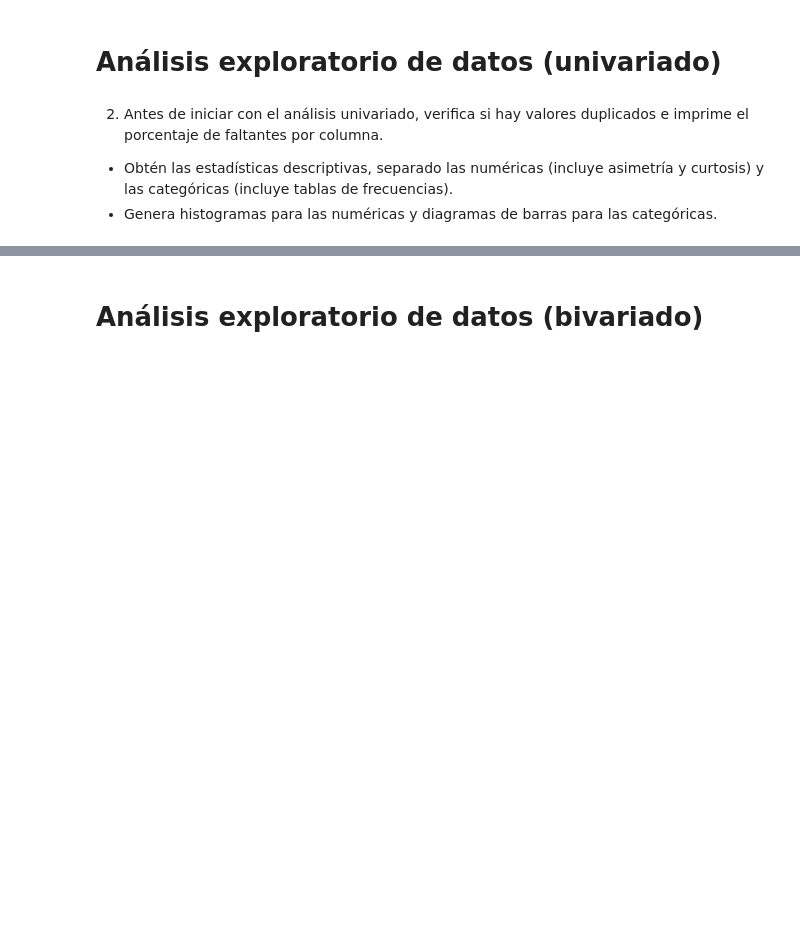
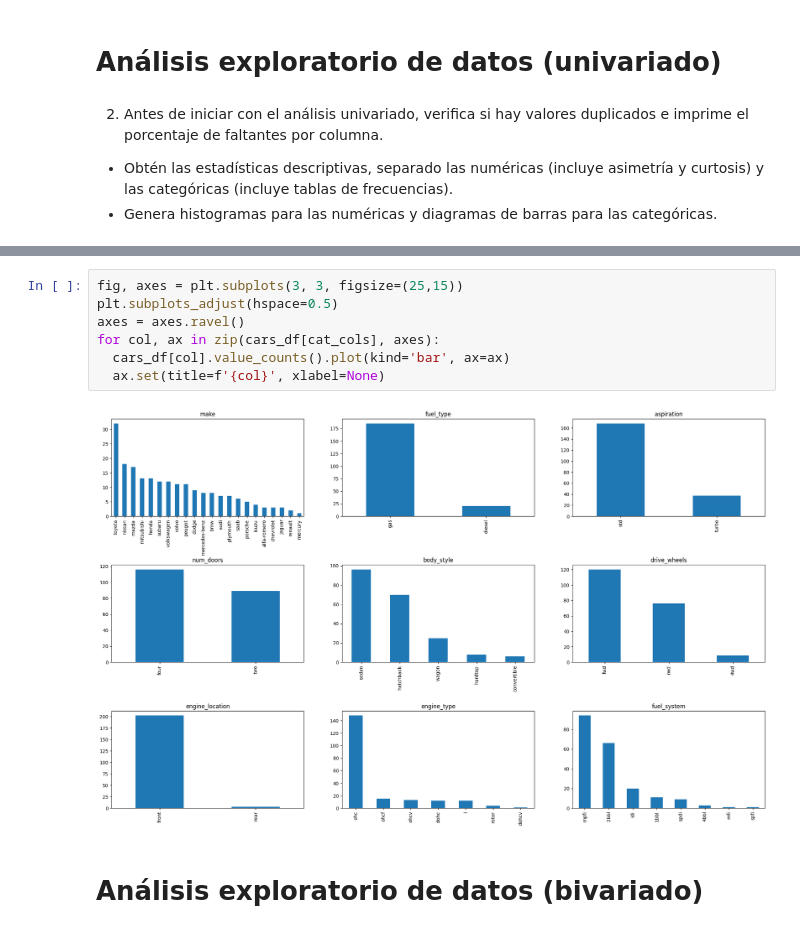
Before and after one commit to MonicaRamirez-98/Proyectos-Maestria, a Jupyter notebook: Actividad7PCA.ipynb, the cells around one changed output, grey strips where cells are left out. Cells and saved outputs as stored; diff of their text form; blank space fills up the shorter version.

```diff
--- a/Actividad7PCA.ipynb
+++ b/Actividad7PCA.ipynb
@@ -71,3 +275,12 @@ from sklearn.decomposition import PCA
+# %%
+fig, axes = plt.subplots(3, 3, figsize=(25,15))
+plt.subplots_adjust(hspace=0.5)
+axes = axes.ravel()
+for col, ax in zip(cars_df[cat_cols], axes):
+  cars_df[col].value_counts().plot(kind='bar', ax=ax)
+  ax.set(title=f'{col}', xlabel=None)
+# %% [output]
+[figure, added]
 # %% [markdown]
 # Análisis exploratorio de datos (bivariado)
 # %% [markdown]
```
Also changed, not shown: parts of 48 cells of this notebook.
